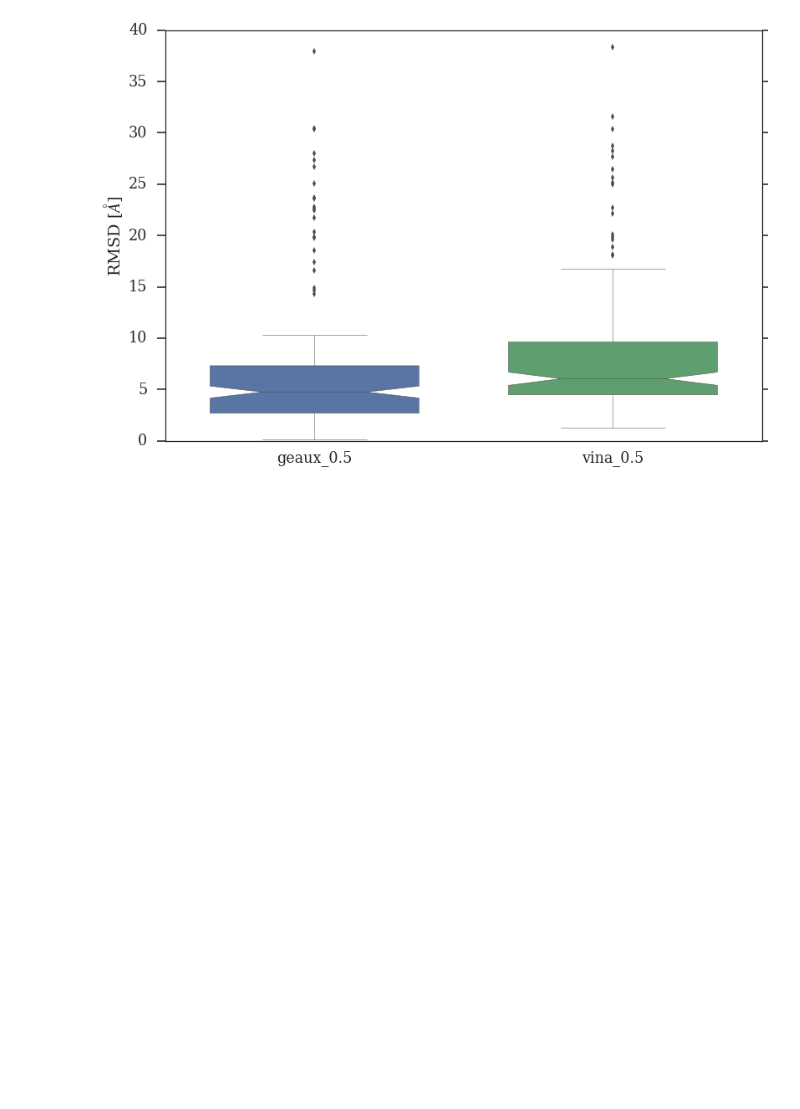
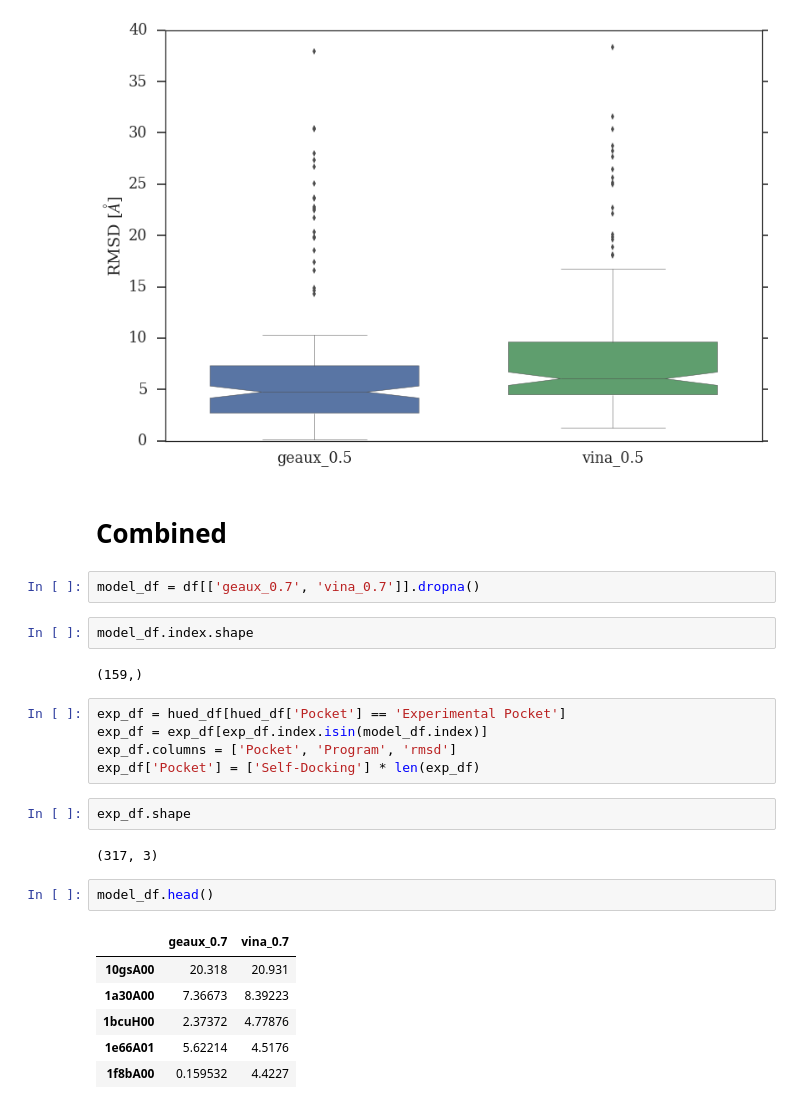
Before and after one commit to EricTing/casf-benchmark, a Jupyter notebook: casf_benchmark/analysis.ipynb, the cells around one changed output. Drawn from its saved outputs; the diff is of its cells as text; blank space fills up the shorter version.

```diff
--- a/casf_benchmark/analysis.ipynb
+++ b/casf_benchmark/analysis.ipynb
@@ -206,3 +224,29 @@ plt.ylabel("RMSD [$\AA$]")
 # %% [output]
 <matplotlib.text.Text at 0x...>
 [figure]
+# %% [markdown]
+# Combined
+# %%
+model_df = df[['geaux_0.7', 'vina_0.7']].dropna()
+# %%
+model_df.index.shape
+# %% [output]
+(159,)
+# %%
+exp_df = hued_df[hued_df['Pocket'] == 'Experimental Pocket']
+exp_df = exp_df[exp_df.index.isin(model_df.index)]
+exp_df.columns = ['Pocket', 'Program', 'rmsd']
+exp_df['Pocket'] = ['Self-Docking'] * len(exp_df)
+# %%
+exp_df.shape
+# %% [output]
+(317, 3)
+# %%
+model_df.head()
+# %% [output]
+|  | geaux_0.7 | vina_0.7 |
+| 10gsA00 | 20.318 | 20.931 |
+| 1a30A00 | 7.36673 | 8.39223 |
+| 1bcuH00 | 2.37372 | 4.77876 |
+| 1e66A01 | 5.62214 | 4.5176 |
+| 1f8bA00 | 0.159532 | 4.4227 |
```
Also changed, not shown: parts of 11 cells of this notebook.
